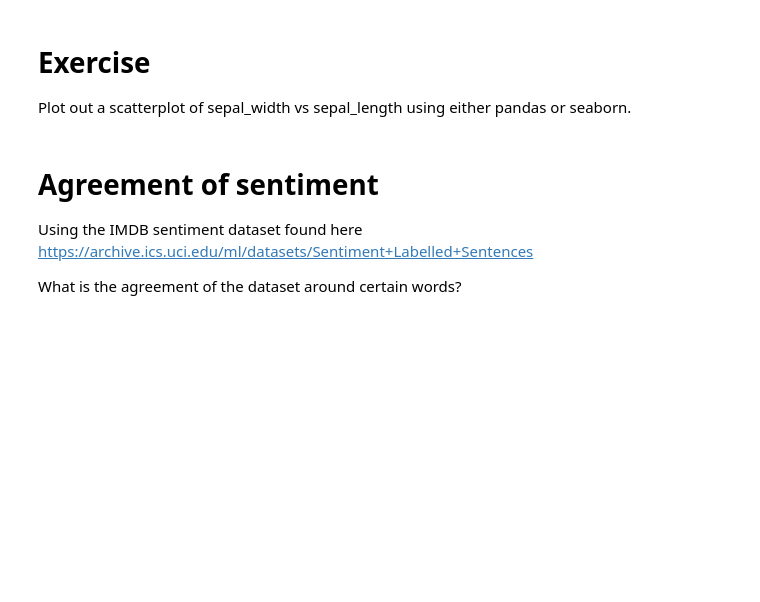
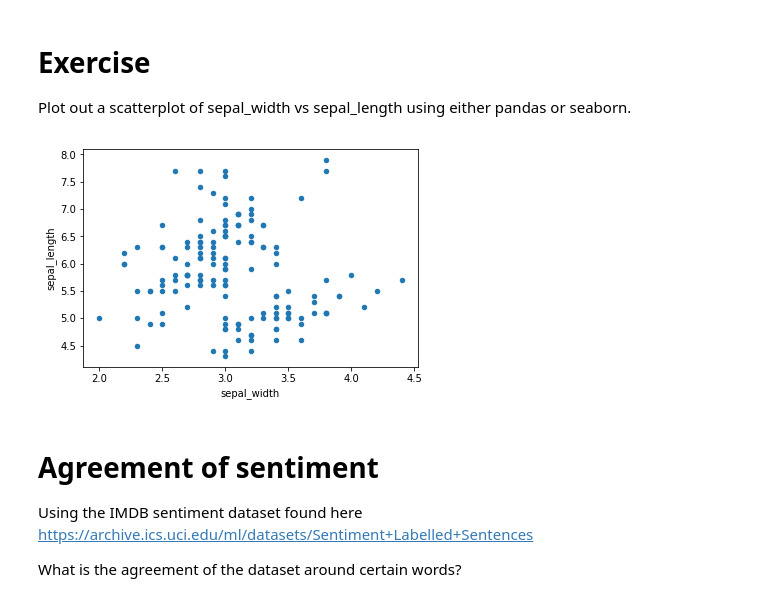
Before and after one commit to hexgnu/ml-workshop, a Jupyter notebook: Data Collection 101.ipynb, the cells around one changed output. Saved outputs shown, nothing was run; the diff lists cells and outputs as text; code cells hidden in the pictures; blank space fills up the shorter version.

```diff
--- a/Data Collection 101.ipynb
+++ b/Data Collection 101.ipynb
@@ -213,6 +207,12 @@ sns.distplot(iris['sepal_width'])
 # Exercise
 
 Plot out a scatterplot of sepal_width vs sepal_length using either pandas or seaborn.
+# %%
+iris.plot.scatter(y='sepal_length', x='sepal_width')
+
+plt.show()
+# %% [output]
+[figure, added]
 # %% [markdown]
 # Agreement of sentiment
 
```
Also changed, not shown: parts of 2 cells of this notebook.
